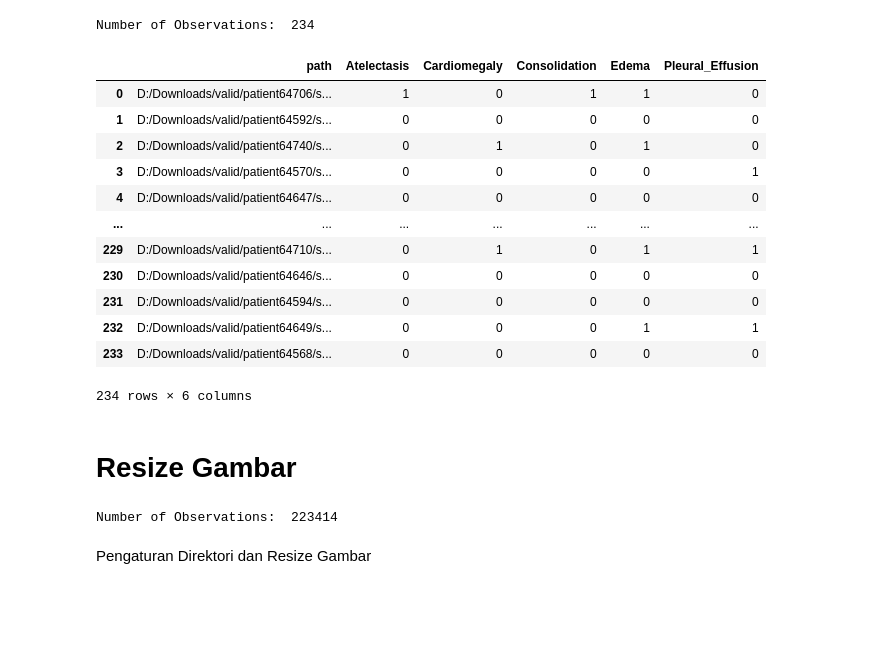
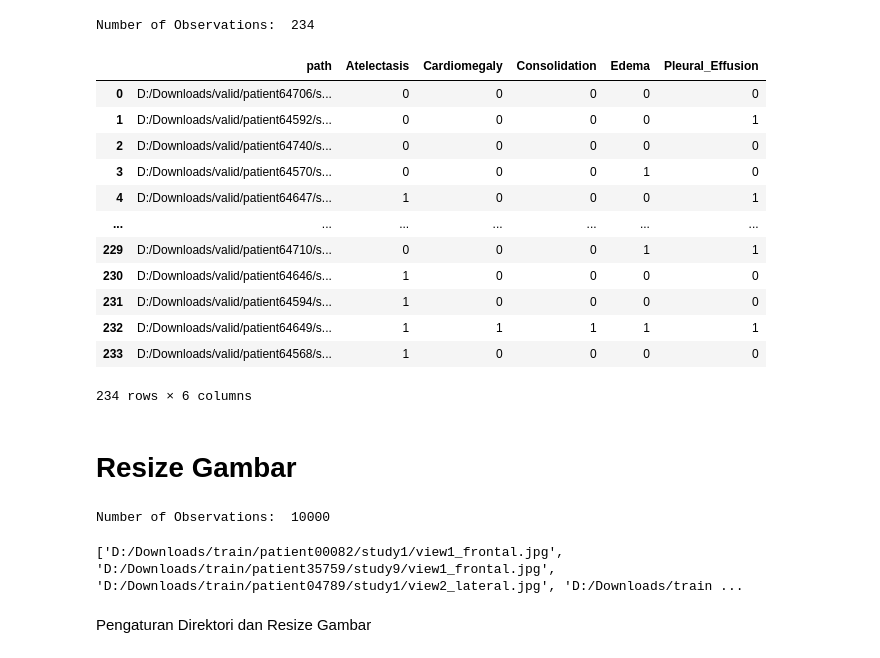
Before and after one commit to zuhairilabid/Projek, a Jupyter notebook: machine learning-kelompok 6.ipynb, the cells around one changed output. Drawn from its saved outputs; the diff is of its cells as text; code cells hidden in the pictures; blank space fills up the shorter version.

```diff
--- a/machine learning-kelompok 6.ipynb
+++ b/machine learning-kelompok 6.ipynb
@@ -197,23 +199,23 @@ valid_df.columns = valid_df.columns.str.replace(' ', '_')
 # %%
 valid_x_path,valid_labels = prepare_dataset(valid_df,policy[-1],class_names)
 # %%
-df_valid = pd.DataFrame({'path':valid_x_path})
+valid_df = pd.DataFrame({'path':valid_x_path})
 df2 = pd.DataFrame(labels,columns=class_names)
-df_valid[list(df2.columns)]=df2
-df_valid
+valid_df[list(df2.columns)]=df2
+valid_df
 # %% [output]
 |  | path | Atelectasis | Cardiomegaly | Consolidation | Edema | Pleural_Effusion |
-| 0 | D:/Downloads/valid/patient64706/s... | 1 | 0 | 1 | 1 | 0 |
-| 1 | D:/Downloads/valid/patient64592/s... | 0 | 0 | 0 | 0 | 0 |
-| 2 | D:/Downloads/valid/patient64740/s... | 0 | 1 | 0 | 1 | 0 |
-| 3 | D:/Downloads/valid/patient64570/s... | 0 | 0 | 0 | 0 | 1 |
-| 4 | D:/Downloads/valid/patient64647/s... | 0 | 0 | 0 | 0 | 0 |
+| 0 | D:/Downloads/valid/patient64706/s... | 0 | 0 | 0 | 0 | 0 |
+| 1 | D:/Downloads/valid/patient64592/s... | 0 | 0 | 0 | 0 | 1 |
+| 2 | D:/Downloads/valid/patient64740/s... | 0 | 0 | 0 | 0 | 0 |
+| 3 | D:/Downloads/valid/patient64570/s... | 0 | 0 | 0 | 1 | 0 |
+| 4 | D:/Downloads/valid/patient64647/s... | 1 | 0 | 0 | 0 | 1 |
 | ... | ... | ... | ... | ... | ... | ... |
-| 229 | D:/Downloads/valid/patient64710/s... | 0 | 1 | 0 | 1 | 1 |
-| 230 | D:/Downloads/valid/patient64646/s... | 0 | 0 | 0 | 0 | 0 |
-| 231 | D:/Downloads/valid/patient64594/s... | 0 | 0 | 0 | 0 | 0 |
-| 232 | D:/Downloads/valid/patient64649/s... | 0 | 0 | 0 | 1 | 1 |
-| 233 | D:/Downloads/valid/patient64568/s... | 0 | 0 | 0 | 0 | 0 |
+| 229 | D:/Downloads/valid/patient64710/s... | 0 | 0 | 0 | 1 | 1 |
+| 230 | D:/Downloads/valid/patient64646/s... | 1 | 0 | 0 | 0 | 0 |
+| 231 | D:/Downloads/valid/patient64594/s... | 1 | 0 | 0 | 0 | 0 |
+| 232 | D:/Downloads/valid/patient64649/s... | 1 | 1 | 1 | 1 | 1 |
+| 233 | D:/Downloads/valid/patient64568/s... | 1 | 0 | 0 | 0 | 0 |
 234 rows × 6 columns
 # %% [markdown]
 # Resize Gambar
@@ -265,10 +267,14 @@ def resize_with_padding(img, target_size=224, pad_color=0):
 
     return padded
 # %%
-my_glob_train = [x.replace('\\', '/') for x in glob('D:/Downloads/train/patient*/study*/*.jpg')]
+my_glob_train = train_df['Path'].tolist()
 print('Number of Observations: ', len(my_glob_train))
 # %% [output]
-Number of Observations:  223414
+Number of Observations:  10000
+# %%
+print(my_glob_train)
+# %% [output]
+['D:/Downloads/train/patient00082/study1/view1_frontal.jpg', 'D:/Downloads/train/patient35759/study9/view1_frontal.jpg', 'D:/Downloads/train/patient04789/study1/view2_lateral.jpg', 'D:/Downloads/train ...
 # %%
 def get_all_images(root_dir):
     exts = [".png", ".jpg", ".jpeg", ".bmp"]
```
Also changed, not shown: parts of 29 cells of this notebook, 1 other file.
